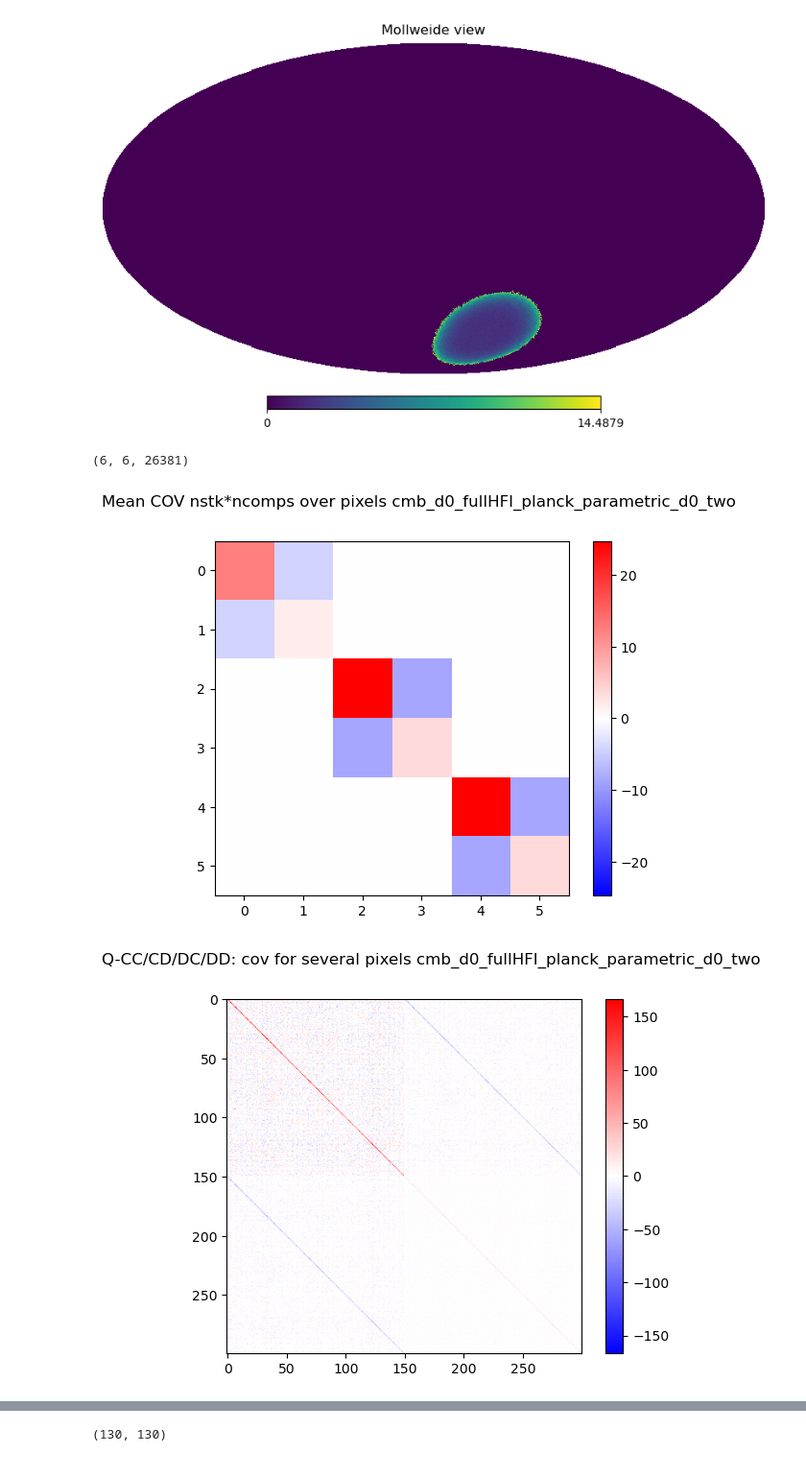
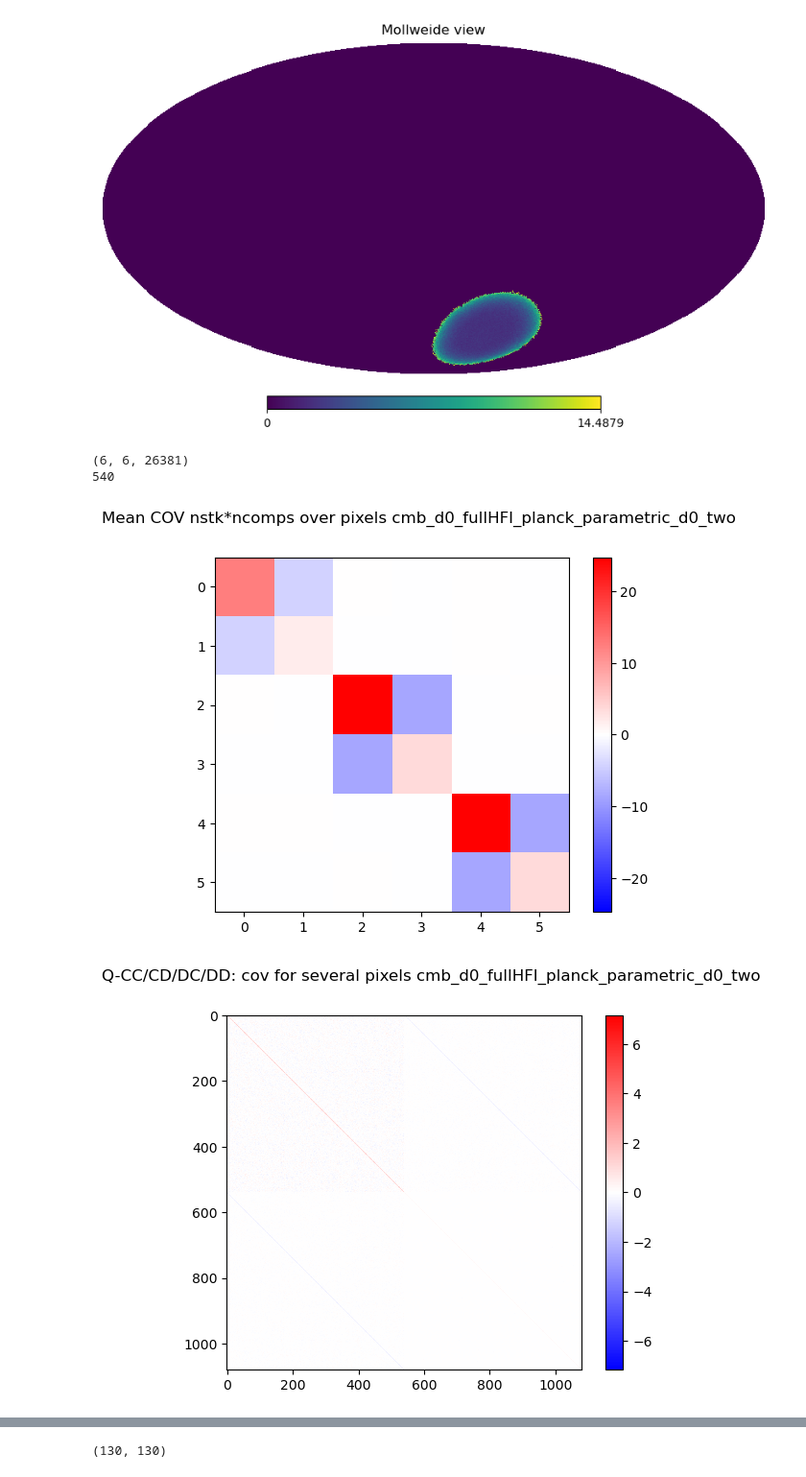
Before and after one commit to mathias77515/CMM-Pipeline, a Jupyter notebook: scripts_nahuel/noise_analysis.ipynb, the cells around one changed output, grey strips where cells are left out. Shown at 96% size. Drawn from its saved outputs; the diff is of its cells as text; code cells hidden in the pictures.

```diff
--- a/scripts_nahuel/noise_analysis.ipynb
+++ b/scripts_nahuel/noise_analysis.ipynb
@@ -409,8 +415,13 @@ hp.mollview(np.std(masked_res,axis=0))
 [figure]
 [figure]
 # %%
+# thedir = '/home/nahue-ofi/heavy-data/cmb_d0_30_44_70_planck_parametric_d0_two'
+thedir = '/home/nahue-ofi/heavy-data/cmb_d0_100_143_planck_parametric_d0_two'
+# thedir = '/home/nahue-ofi/heavy-data/cmb_d0_217_353_planck_parametric_d0_two'
+# thedir = '/home/nahue-ofi/heavy-data/cmb_d0_fullHFI_planck_parametric_d0_two'
+
 # thedir = '/media/nahue/files_hdd/heavy-data/cmm-results/cmb_d0_30_44_70_planck_parametric_d0_two'
-thedir = '/media/nahue/files_hdd/heavy-data/cmm-results/cmb_d0_100_143_planck_parametric_d0_two'
+# thedir = '/media/nahue/files_hdd/heavy-data/cmm-results/cmb_d0_100_143_planck_parametric_d0_two'
 # thedir = '/media/nahue/files_hdd/heavy-data/cmm-results/cmb_d0_217_353_planck_parametric_d0_two'
 # thedir = '/media/nahue/files_hdd/heavy-data/cmm-results/cmb_d0_fullHFI_planck_parametric_d0_two'
 
@@ -471,9 +482,14 @@ hp.mollview(np.std(masked_res,axis=0))
 [figure]
 [figure]
 # %%
+# thedir = '/home/nahue-ofi/heavy-data/cmb_d0_30_44_70_planck_parametric_d0_two'
+# thedir = '/home/nahue-ofi/heavy-data/cmb_d0_100_143_planck_parametric_d0_two'
+thedir = '/home/nahue-ofi/heavy-data/cmb_d0_217_353_planck_parametric_d0_two'
+# thedir = '/home/nahue-ofi/heavy-data/cmb_d0_fullHFI_planck_parametric_d0_two'
+
 # thedir = '/media/nahue/files_hdd/heavy-data/cmm-results/cmb_d0_30_44_70_planck_parametric_d0_two'
 # thedir = '/media/nahue/files_hdd/heavy-data/cmm-results/cmb_d0_100_143_planck_parametric_d0_two'
-thedir = '/media/nahue/files_hdd/heavy-data/cmm-results/cmb_d0_217_353_planck_parametric_d0_two'
+# thedir = '/media/nahue/files_hdd/heavy-data/cmm-results/cmb_d0_217_353_planck_parametric_d0_two'
 # thedir = '/media/nahue/files_hdd/heavy-data/cmm-results/cmb_d0_fullHFI_planck_parametric_d0_two'
 
 realizations = np.sort(glob.glob(thedir+'/'+'**'))
@@ -533,10 +549,15 @@ hp.mollview(np.std(masked_res,axis=0))
 [figure]
 [figure]
 # %%
+# thedir = '/home/nahue-ofi/heavy-data/cmb_d0_30_44_70_planck_parametric_d0_two'
+# thedir = '/home/nahue-ofi/heavy-data/cmb_d0_100_143_planck_parametric_d0_two'
+# thedir = '/home/nahue-ofi/heavy-data/cmb_d0_217_353_planck_parametric_d0_two'
+thedir = '/home/nahue-ofi/heavy-data/cmb_d0_fullHFI_planck_parametric_d0_two'
+
 # thedir = '/media/nahue/files_hdd/heavy-data/cmm-results/cmb_d0_30_44_70_planck_parametric_d0_two'
 # thedir = '/media/nahue/files_hdd/heavy-data/cmm-results/cmb_d0_100_143_planck_parametric_d0_two'
 # thedir = '/media/nahue/files_hdd/heavy-data/cmm-results/cmb_d0_217_353_planck_parametric_d0_two'
-thedir = '/media/nahue/files_hdd/heavy-data/cmm-results/cmb_d0_fullHFI_planck_parametric_d0_two'
+# thedir = '/media/nahue/files_hdd/heavy-data/cmm-results/cmb_d0_fullHFI_planck_parametric_d0_two'
 
 realizations = np.sort(glob.glob(thedir+'/'+'**'))
 
@@ -546,7 +567,7 @@ res = []
 
 for i,map_file in enumerate(realizations):
 
-    comp_out, comp_in, residuals, nside, seenpix, angmax = read_maps_from_dict(map_file,constant_spectral_index=constant_spectral_index,nbins_ring=nbins_ring)
+    comp_out, comp_in, residuals, nside, seenpix, angmax, center = read_maps_from_dict(map_file,constant_spectral_index=constant_spectral_index,nbins_ring=nbins_ring)
 
     res.append(residuals)
 
@@ -563,34 +584,56 @@ corr = np.mean(corr[:, :, :],axis=2)
 
 plt.figure()
 
 plt.suptitle('Mean COV nstk*ncomps over pixels ' + thedir.split('/')[-1])
 vmax = np.max(np.abs(cov[:, :]))
 plt.imshow(cov[:, :], vmin=-vmax, vmax=vmax, cmap='bwr')
 plt.colorbar()
 
-cov = np.cov(res_qubic[:,0,50:200,1],res_qubic[:,1,50:200,1],rowvar=False)
+centralvec = hp.ang2vec(center[0],center[1],lonlat=True)
+radius_for_disc = np.deg2rad(3) #input in degree, output in rad
+pixs_in_disc = hp.query_disc(nside, centralvec, radius_for_disc)
+print(len(pixs_in_disc))
+
+npix_disc = hp.nside2npix(nside)
+seenpix_inner_disc = np.zeros(npix)
+for i in pixs_in_disc:
+    seenpix_inner_disc[i] = 1
+seenpix_inner_disc = np.array(seenpix_inner_disc,dtype=bool)
+
+res_inner_qubic = res[:,:,seenpix_inner_disc,:]
+
+cov = np.cov(res_inner_qubic[:,0,:,1],res_inner_qubic[:,1,:,1],rowvar=False)
 
 plt.figure()
 plt.suptitle('Q-CC/CD/DC/DD: cov for several pixels '+ thedir.split('/')[-1])
 vmax = np.max(np.abs(cov[:, :]))
 plt.imshow(cov[:, :], vmin=-vmax, vmax=vmax, cmap='bwr')
 plt.colorbar()
 
 npix = hp.nside2npix(nside)
 mask = np.zeros(npix)
 mask[seenpix] = 1
 
 masked_res = np.zeros((nreals,npix))
 for i in range(nreals):
     masked_res[i,:] = mask * res[i,0,:,1]
 
 masked_mean_res = mask*np.mean(res[:,0,:,1],axis=0)
 
+mask_inner = np.zeros(npix)
+mask_inner[seenpix_inner_disc] = 1
+
+masked_res_inner = np.zeros((nreals,npix))
+for i in range(nreals):
+    masked_res_inner[i,:] = mask_inner * res[i,0,:,1]
+
 hp.mollview(masked_mean_res)
 hp.mollview(np.std(masked_res,axis=0))
+hp.mollview(np.std(masked_res_inner,axis=0))
 # %% [output]
 (6, 6, 26381)
+540
 [figure]
-[figure, old version]
+[figure, new version]
 [figure]
 [figure]
```
Also changed, not shown: parts of 8 cells of this notebook, 1 other file.
